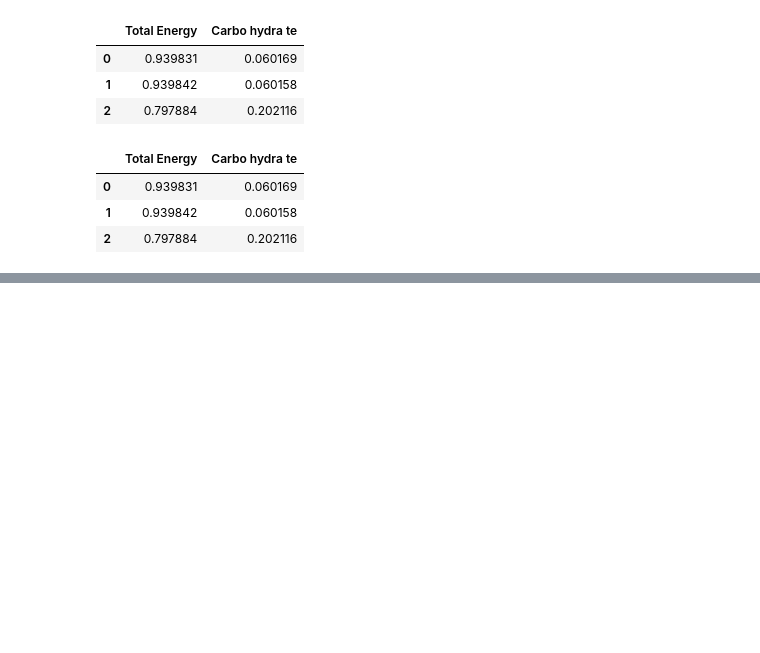
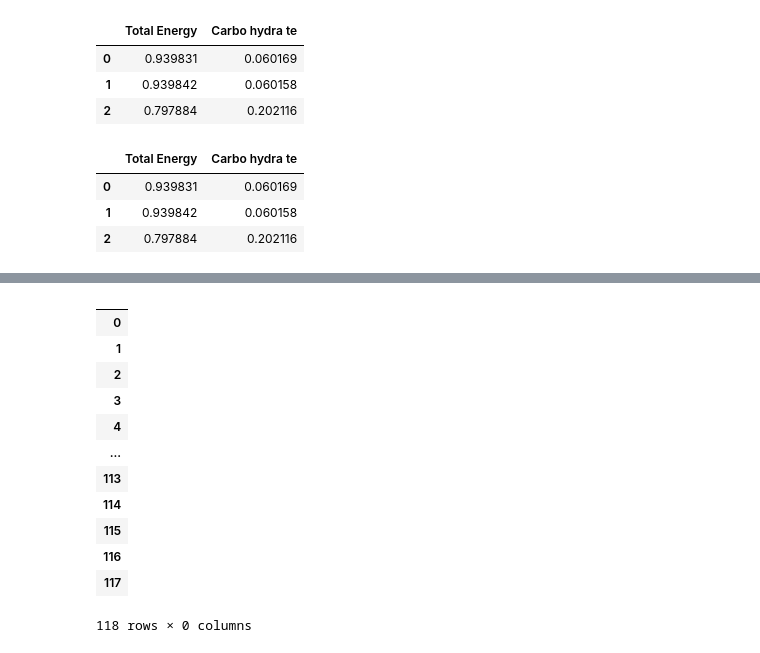
Before and after one commit to MariyaYu/Lesson_1, a Jupyter notebook: Untitled10.ipynb, the cells around one changed output, grey strips where cells are left out. Cells and saved outputs as stored; diff of their text form; code cells hidden in the pictures; blank space fills up the shorter version.

```diff
--- a/Untitled10.ipynb
+++ b/Untitled10.ipynb
@@ -184,0 +191,17 @@ normalized_df
+# %%
+data.dropna(axis=1)
+# Удаление столбцов с хотя бы одним пропуском
+# %% [output]
+|  |
+| 0 |
+| 1 |
+| 2 |
+| 3 |
+| 4 |
+| ... |
+| 113 |
+| 114 |
+| 115 |
+| 116 |
+| 117 |
+118 rows × 0 columns
```
Also changed, not shown: parts of 3 cells of this notebook.
